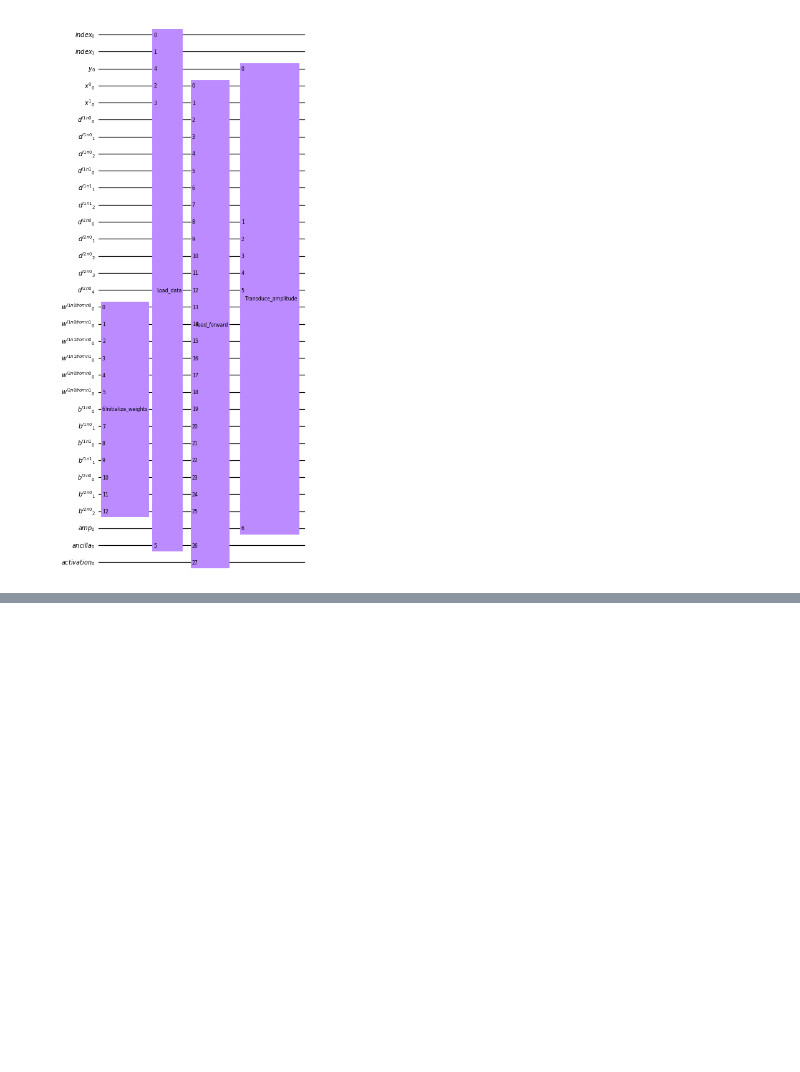
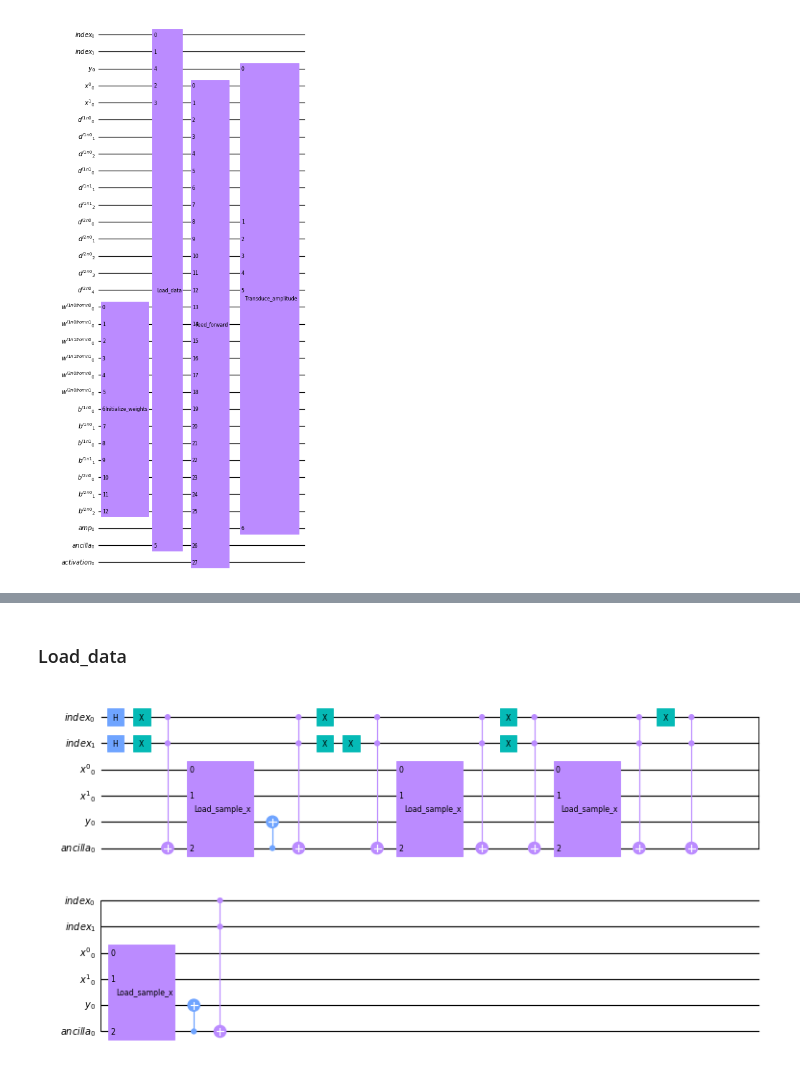
Before and after one commit to yiiyama/qc_random, a Jupyter notebook: quantum_mlp.ipynb, the cells around one changed output, grey strips where cells are left out. Drawn from its saved outputs; the diff is of its cells as text; code cells hidden in the pictures; blank space fills up the shorter version.

```diff
--- a/quantum_mlp.ipynb
+++ b/quantum_mlp.ipynb
@@ -35,0 +48,7 @@ circuit.draw('mpl', scale=0.6)
+# %% [markdown]
+### Load_data
+# %%
+circuit = load_data(reg_input_index, reg_data[0], reg_data_input_y[0], input_x, input_y, 1, gatify=1)
+circuit.draw('mpl', scale=0.6)
+# %% [output]
+[figure, added]
```
Also changed, not shown: parts of 10 cells of this notebook.
